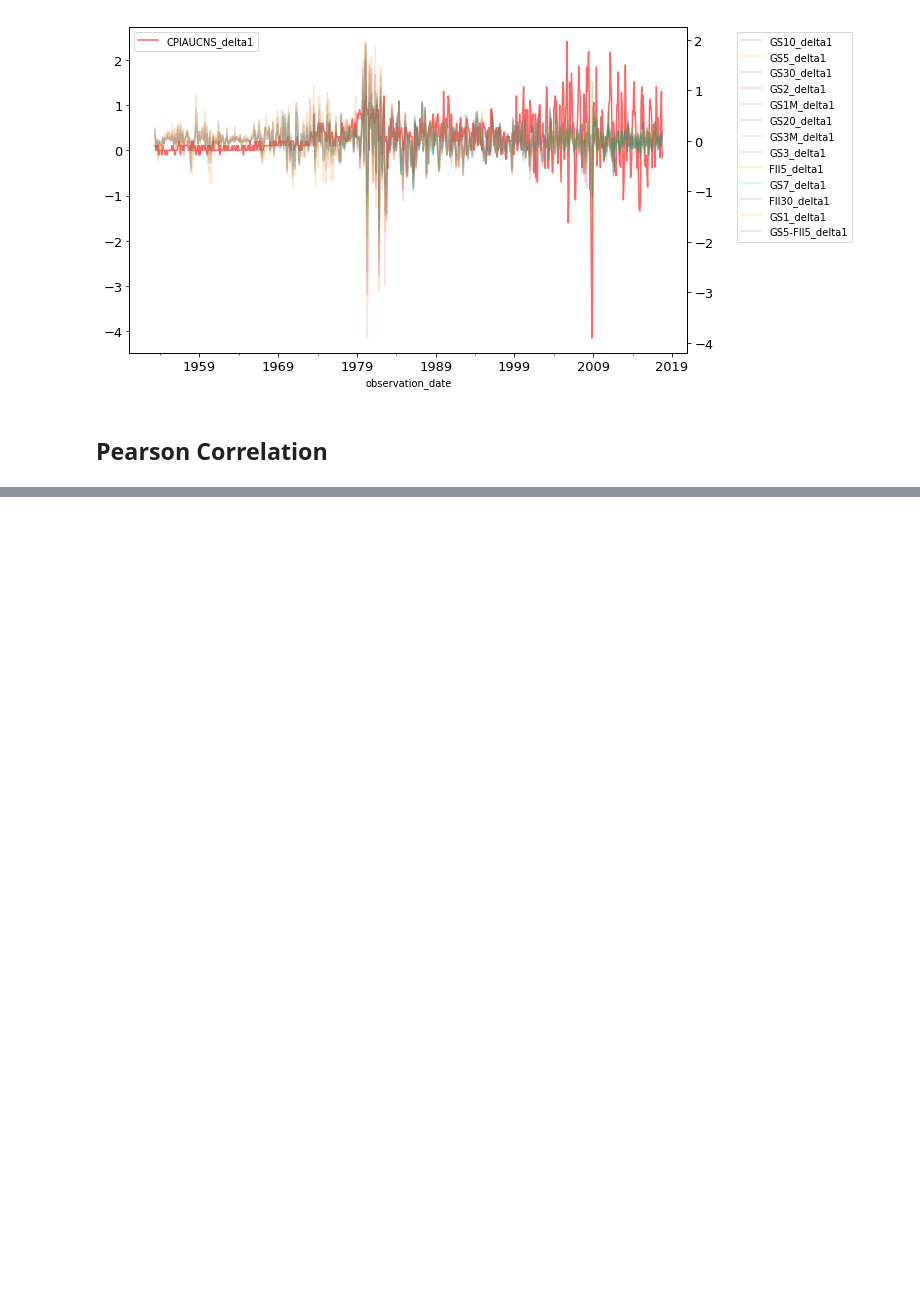
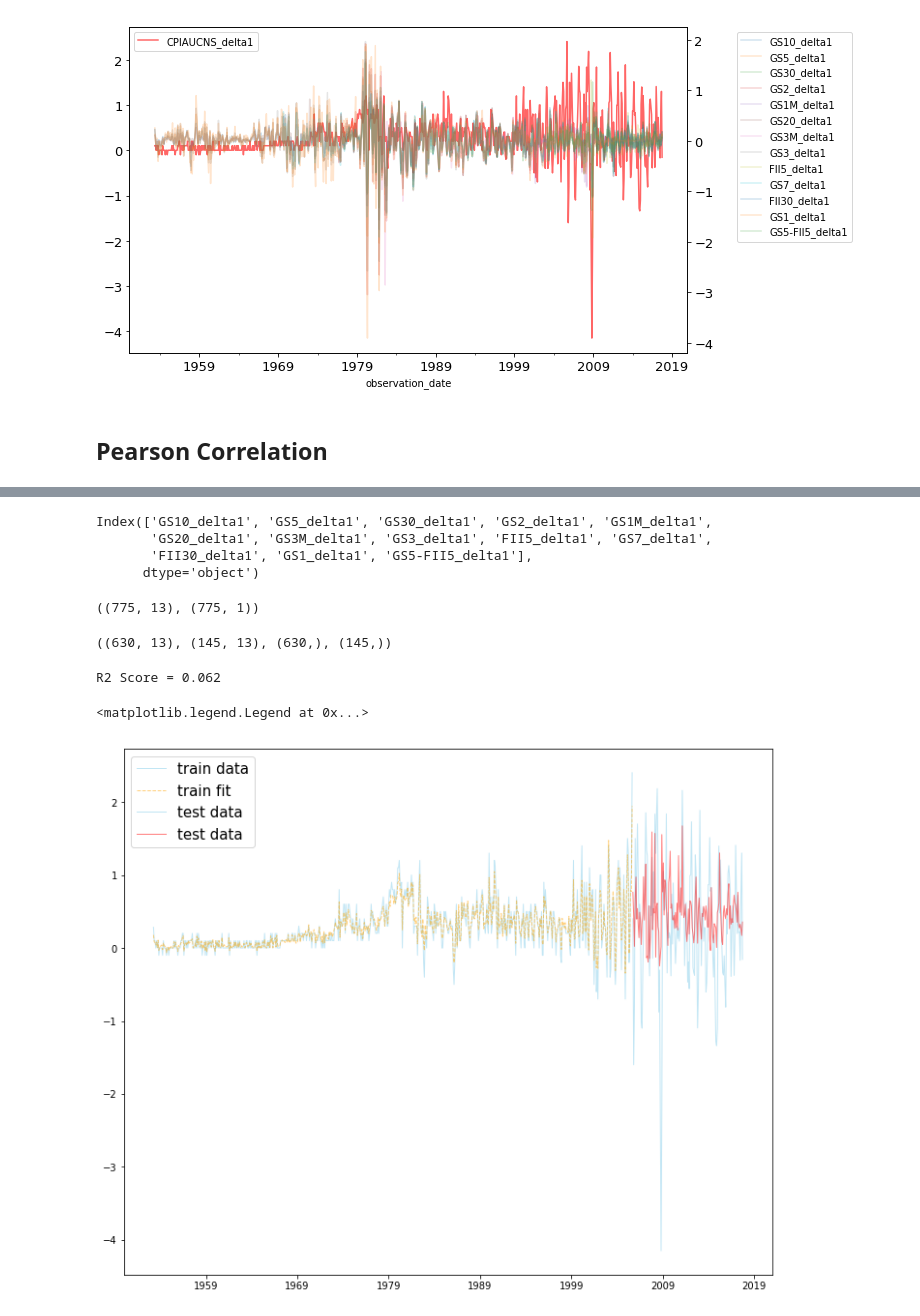
Before and after one commit to TangoJP/experimenting_ARIMA, a Jupyter notebook: CPI_more_variables.ipynb, the cells around one changed output, grey strips where cells are left out. Cells and saved outputs as stored; diff of their text form; code cells hidden in the pictures; blank space fills up the shorter version.

```diff
--- a/CPI_more_variables.ipynb
+++ b/CPI_more_variables.ipynb
@@ -160,0 +274,7 @@ correlations
+# %%
+delta1s.iloc[:, 1:].columns
+# %% [output]
+Index(['GS10_delta1', 'GS5_delta1', 'GS30_delta1', 'GS2_delta1', 'GS1M_delta1',
+       'GS20_delta1', 'GS3M_delta1', 'GS3_delta1', 'FII5_delta1', 'GS7_delta1',
+       'FII30_delta1', 'GS1_delta1', 'GS5-FII5_delta1'],
+      dtype='object')
@@ -160,0 +284,40 @@ correlations
+# %%
+imp = Imputer(missing_values='NaN', strategy='mean', axis=0)
+X_imp = imp.fit_transform(X)
+# %%
+imp = Imputer(missing_values='NaN', strategy='mean', axis=0)
+y_imp = imp.fit_transform(y).ravel()
+# %%
+X_imp.shape, y.shape
+# %% [output]
+((775, 13), (775, 1))
+# %%
+cutoff = 630
+X_train = X_imp[:cutoff, :]
+X_test = X_imp[cutoff:, :]
+y_train = y_imp[:cutoff]
+y_test = y_imp[cutoff:]
+# %%
+X_train.shape, X_test.shape, y_train.shape, y_test.shape
+# %% [output]
+((630, 13), (145, 13), (630,), (145,))
+# %%
+rgr = RandomForestRegressor(n_estimators=200, n_jobs=8)
+rgr.fit(X_train, y_train)
+y_pred_train = rgr.predict(X_train)
+y_pred_test = rgr.predict(X_test)
+# %%
+score = r2_score(y_test, y_pred_test)
+print('R2 Score = %.3f' % score)
+# %% [output]
+R2 Score = 0.062
+# %%
+plt.figure(figsize=(12, 10))
+plt.plot(delta1s.index[:cutoff].date, y_train, color='skyblue', lw=1, alpha=0.5, label='train data')
+plt.plot(delta1s.index[:cutoff].date, y_pred_train, color='orange', ls='--', lw=1, alpha=0.5, label='train fit')
+plt.plot(delta1s.index[cutoff:].date, y_test, color='skyblue', lw=1, alpha=0.5, label='test data')
+plt.plot(delta1s.index[cutoff:].date, y_pred_test, color='red', lw=1, alpha=0.5, label='test data')
+plt.legend(fontsize=15)
+# %% [output]
+<matplotlib.legend.Legend at 0x...>
+[figure, added]
```
Also changed, not shown: parts of 22 cells of this notebook.
